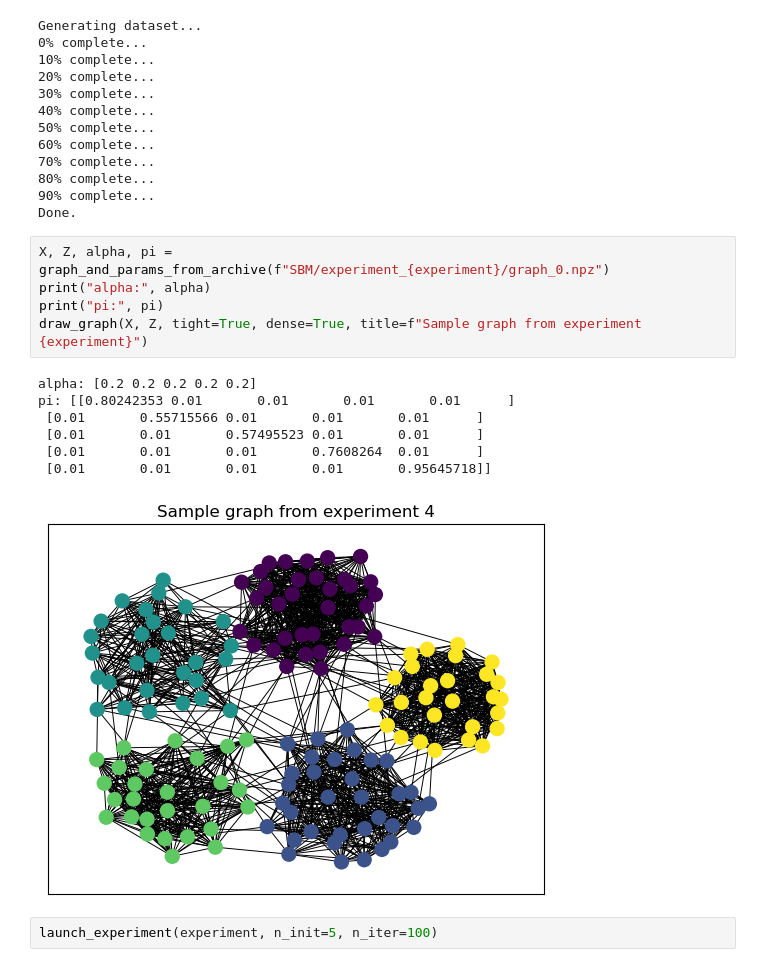
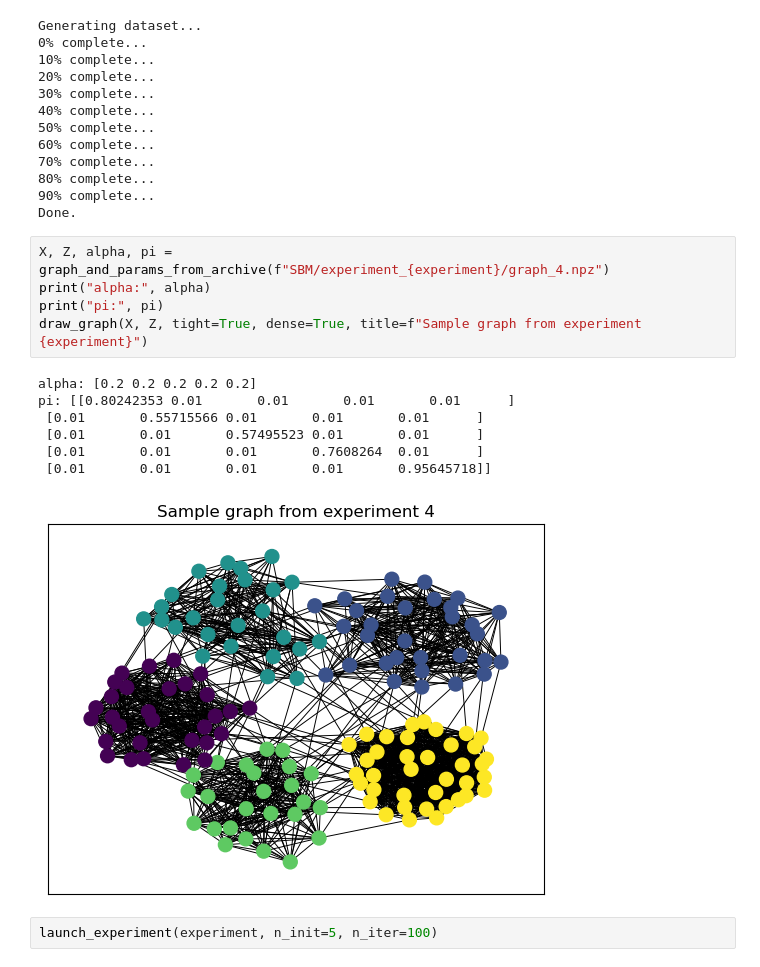
Before and after one commit to bastienlc/SBM-EM, a Jupyter notebook: experiments_SBM.ipynb, the cells around one changed output. Saved outputs shown, nothing was run; the diff lists cells and outputs as text.

```diff
--- a/experiments_SBM.ipynb
+++ b/experiments_SBM.ipynb
@@ -202,18 +202,18 @@ Generating dataset...
 90% complete...
 Done.
 # %%
-X, Z, alpha, pi = graph_and_params_from_archive(f"SBM/experiment_{experiment}/graph_0.npz")
+X, Z, alpha, pi = graph_and_params_from_archive(f"SBM/experiment_{experiment}/graph_4.npz")
 print("alpha:", alpha)
 print("pi:", pi)
 draw_graph(X, Z, tight=True, dense=True, title=f"Sample graph from experiment {experiment}")
 # %% [output]
 alpha: [0.2 0.2 0.2 0.2 0.2]
 pi: [[0.80242353 0.01       0.01       0.01       0.01      ]
  [0.01       0.55715566 0.01       0.01       0.01      ]
  [0.01       0.01       0.57495523 0.01       0.01      ]
  [0.01       0.01       0.01       0.7608264  0.01      ]
  [0.01       0.01       0.01       0.01       0.95645718]]
-[figure, old version]
+[figure, new version]
 # %%
 launch_experiment(experiment, n_init=5, n_iter=100)
 # %% [output]
```
Also changed, not shown: parts of 2 cells of this notebook, 9 other files.
